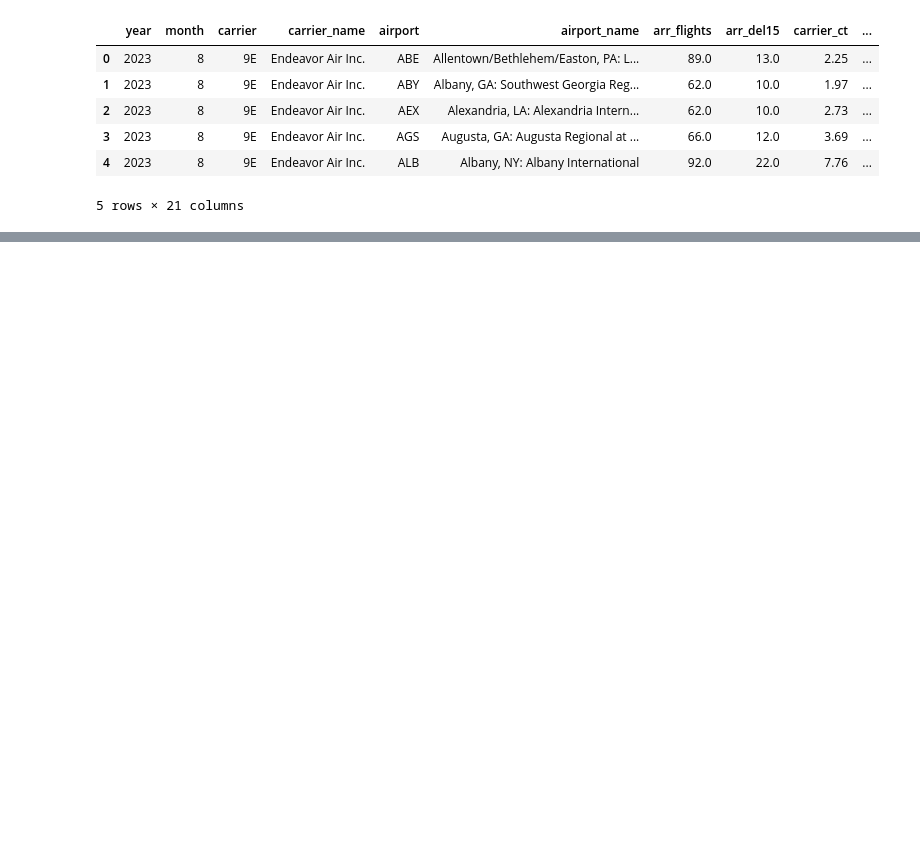
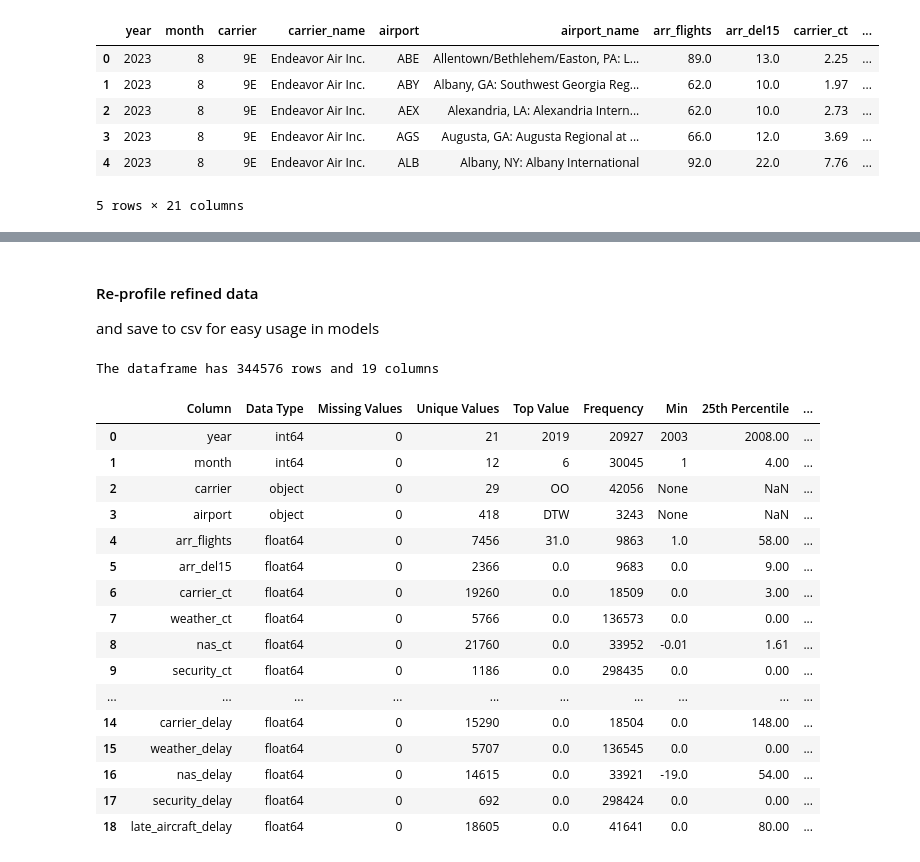
Before and after one commit to mariya-siddiqui/stat451-final-project, a Jupyter notebook: data_prep_eda.ipynb, the cells around one changed output, grey strips where cells are left out. Drawn from its saved outputs; the diff is of its cells as text; code cells hidden in the pictures; blank space fills up the shorter version.

Commit message:
Finished refining data

```diff
--- a/data_prep_eda.ipynb
+++ b/data_prep_eda.ipynb
@@ -197,0 +267,3 @@ The dataframe has 747 rows and 21 columns
+# %%
+refined_df = refined_df.dropna(axis=0, how="any", ignore_index=True)
+refined_df.head()
@@ -197,0 +277,25 @@ The dataframe has 747 rows and 21 columns
+# %% [markdown]
+#### Re-profile refined data
+and save to csv for easy usage in models
+# %%
+profile_refined_df = dataframe_profile(refined_df)
+display(profile_refined_df)
+# %% [output]
+The dataframe has 344576 rows and 19 columns
+|  | Column | Data Type | Missing Values | Unique Values | Top Value | Frequency | Min | 25th Percentile | ... |
+| 0 | year | int64 | 0 | 21 | 2019 | 20927 | 2003 | 2008.00 | ... |
+| 1 | month | int64 | 0 | 12 | 6 | 30045 | 1 | 4.00 | ... |
+| 2 | carrier | object | 0 | 29 | OO | 42056 | None | NaN | ... |
+| 3 | airport | object | 0 | 418 | DTW | 3243 | None | NaN | ... |
+| 4 | arr_flights | float64 | 0 | 7456 | 31.0 | 9863 | 1.0 | 58.00 | ... |
+| 5 | arr_del15 | float64 | 0 | 2366 | 0.0 | 9683 | 0.0 | 9.00 | ... |
+| 6 | carrier_ct | float64 | 0 | 19260 | 0.0 | 18509 | 0.0 | 3.00 | ... |
+| 7 | weather_ct | float64 | 0 | 5766 | 0.0 | 136573 | 0.0 | 0.00 | ... |
+| 8 | nas_ct | float64 | 0 | 21760 | 0.0 | 33952 | -0.01 | 1.61 | ... |
+| 9 | security_ct | float64 | 0 | 1186 | 0.0 | 298435 | 0.0 | 0.00 | ... |
+| ... | ... | ... | ... | ... | ... | ... | ... | ... | ... |
+| 14 | carrier_delay | float64 | 0 | 15290 | 0.0 | 18504 | 0.0 | 148.00 | ... |
+| 15 | weather_delay | float64 | 0 | 5707 | 0.0 | 136545 | 0.0 | 0.00 | ... |
+| 16 | nas_delay | float64 | 0 | 14615 | 0.0 | 33921 | -19.0 | 54.00 | ... |
+| 17 | security_delay | float64 | 0 | 692 | 0.0 | 298424 | 0.0 | 0.00 | ... |
+| 18 | late_aircraft_delay | float64 | 0 | 18605 | 0.0 | 41641 | 0.0 | 80.00 | ... |
```
Also changed, not shown: parts of 19 cells of this notebook, 3 other files.
